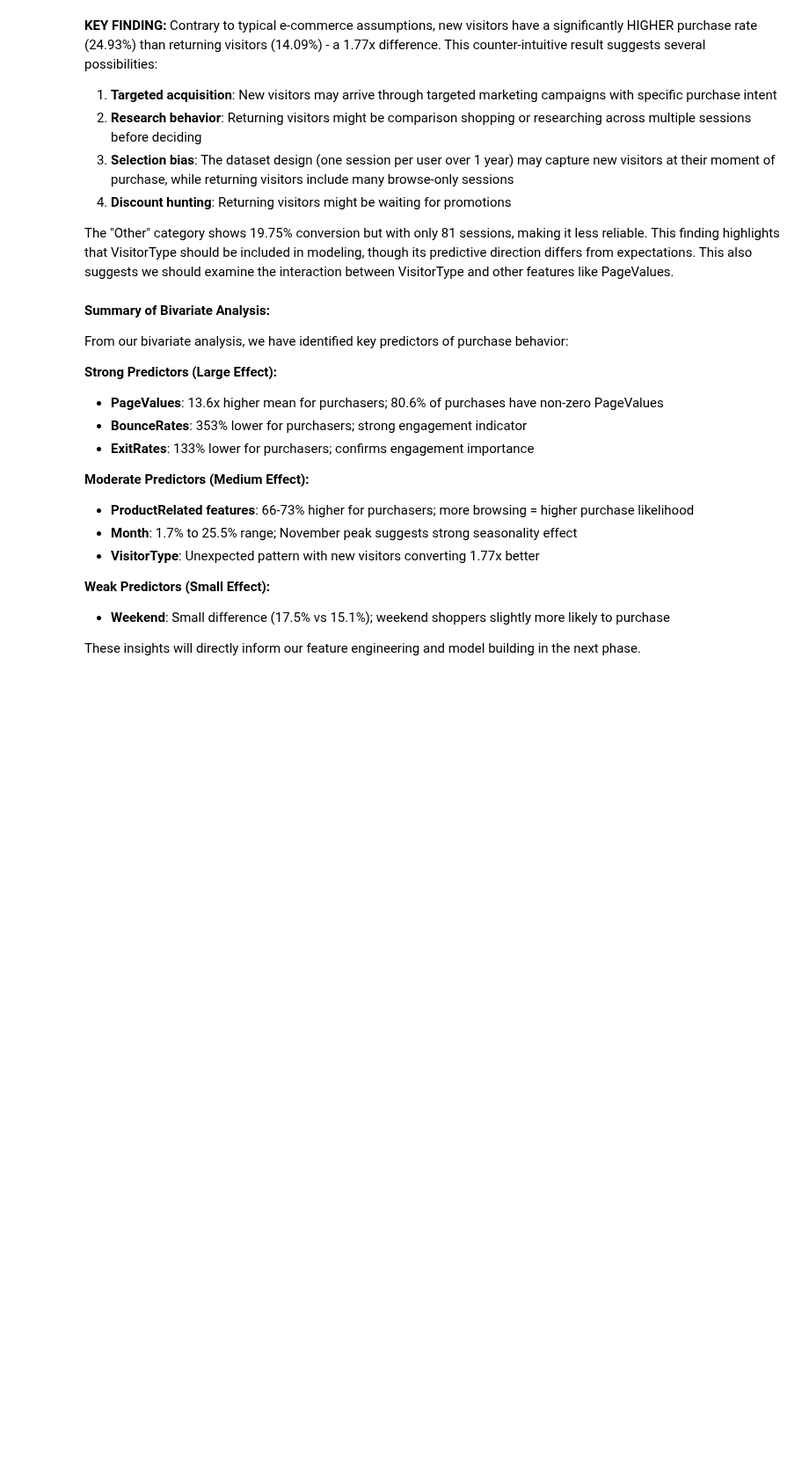
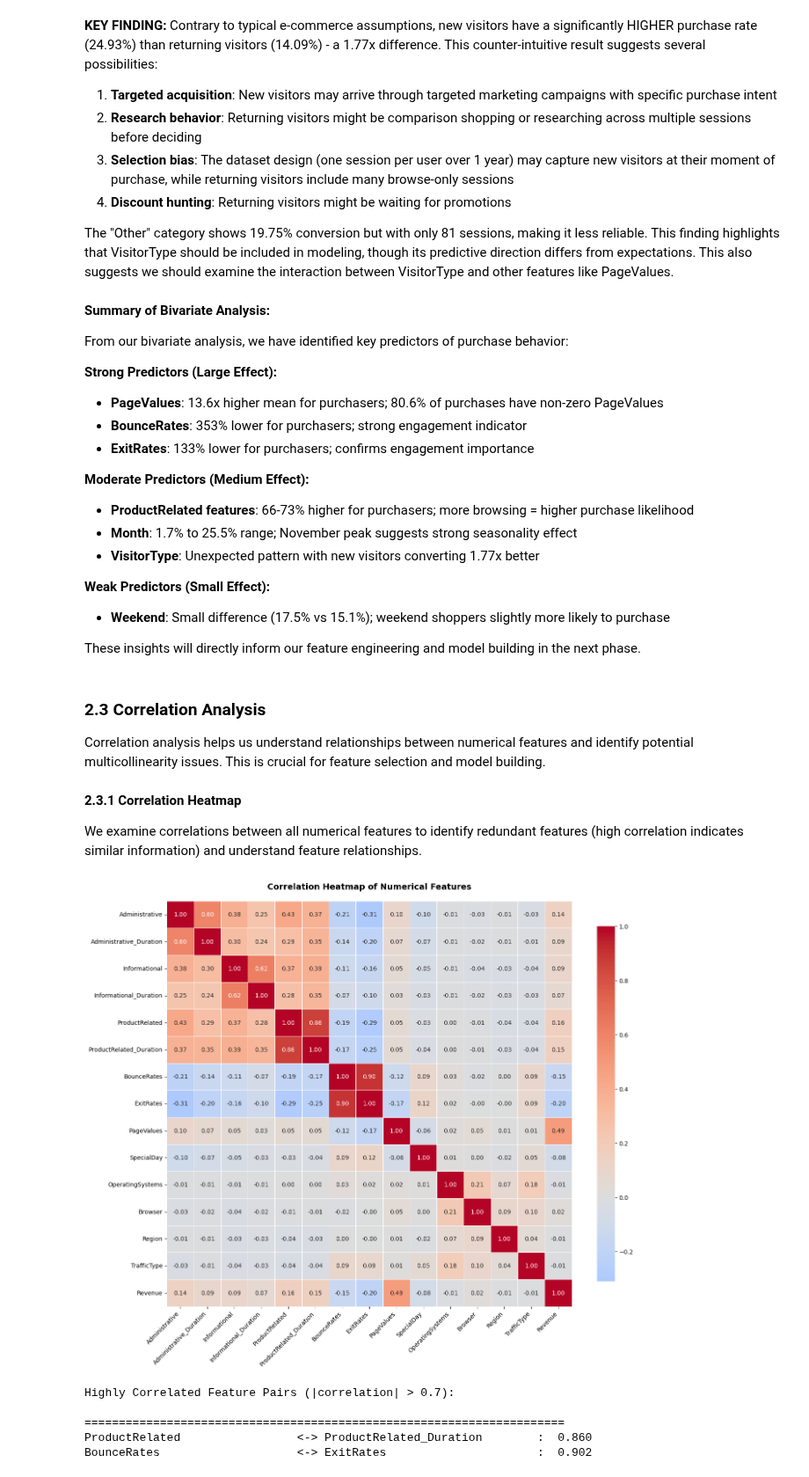
Before and after one commit to JackyDo2005/A3_PDS_RMIT, a Jupyter notebook: Assignment3.ipynb, the cells around one changed output. Shown at 88% size. Drawn from its saved outputs; the diff is of its cells as text; code cells hidden in the pictures; blank space fills up the shorter version.

Commit message:
Correlation Analysis

```diff
--- a/Assignment3.ipynb
+++ b/Assignment3.ipynb
@@ -1217,3 +1217,57 @@ From our bivariate analysis, we have identified key predictors of purchase behav
 - **Weekend**: Small difference (17.5% vs 15.1%); weekend shoppers slightly more likely to purchase
 
 These insights will directly inform our feature engineering and model building in the next phase.
+# %% [markdown]
+### 2.3 Correlation Analysis
+
+Correlation analysis helps us understand relationships between numerical features and identify potential multicollinearity issues. This is crucial for feature selection and model building.
+# %% [markdown]
+**2.3.1 Correlation Heatmap**
+
+We examine correlations between all numerical features to identify redundant features (high correlation indicates similar information) and understand feature relationships.
+# %%
+# create correlation matrix for all numerical features
+numerical_features = ['Administrative', 'Administrative_Duration', 'Informational',
+                     'Informational_Duration', 'ProductRelated', 'ProductRelated_Duration',
+                     'BounceRates', 'ExitRates', 'PageValues', 'SpecialDay',
+                     'OperatingSystems', 'Browser', 'Region', 'TrafficType']
+
+# convert Revenue to numeric for correlation
+df_corr = df_clean.copy()
+df_corr['Revenue'] = df_corr['Revenue'].astype(int)
+
+# calculate correlation matrix
+correlation_matrix = df_corr[numerical_features + ['Revenue']].corr()
+
+# create heatmap
+plt.figure(figsize=(14, 12))
+sns.heatmap(correlation_matrix, annot=True, cmap='coolwarm', center=0,
+            fmt='.2f', square=True, linewidths=0.5, cbar_kws={"shrink": 0.8})
+plt.title('Correlation Heatmap of Numerical Features', fontsize=14, fontweight='bold', pad=20)
+plt.xticks(rotation=45, ha='right')
+plt.yticks(rotation=0)
+plt.tight_layout()
+plt.show()
+
+# identify highly correlated pairs (threshold > 0.7)
+print("Highly Correlated Feature Pairs (|correlation| > 0.7):\n")
+print("="*70)
+high_corr_pairs = []
+for i in range(len(correlation_matrix.columns)):
+    for j in range(i+1, len(correlation_matrix.columns)):
+        if abs(correlation_matrix.iloc[i, j]) > 0.7:
+            feature1 = correlation_matrix.columns[i]
+            feature2 = correlation_matrix.columns[j]
+            corr_value = correlation_matrix.iloc[i, j]
+            high_corr_pairs.append((feature1, feature2, corr_value))
+            print(f"{feature1:30s} <-> {feature2:30s} : {corr_value:6.3f}")
+
+if len(high_corr_pairs) == 0:
+    print("No feature pairs with correlation > 0.7 found.")
+# %% [output]
+[figure, added]
+Highly Correlated Feature Pairs (|correlation| > 0.7):
+
+======================================================================
+ProductRelated                 <-> ProductRelated_Duration        :  0.860
+BounceRates                    <-> ExitRates                      :  0.902
```
Also changed, not shown: parts of 9 cells of this notebook, 1 other file.
